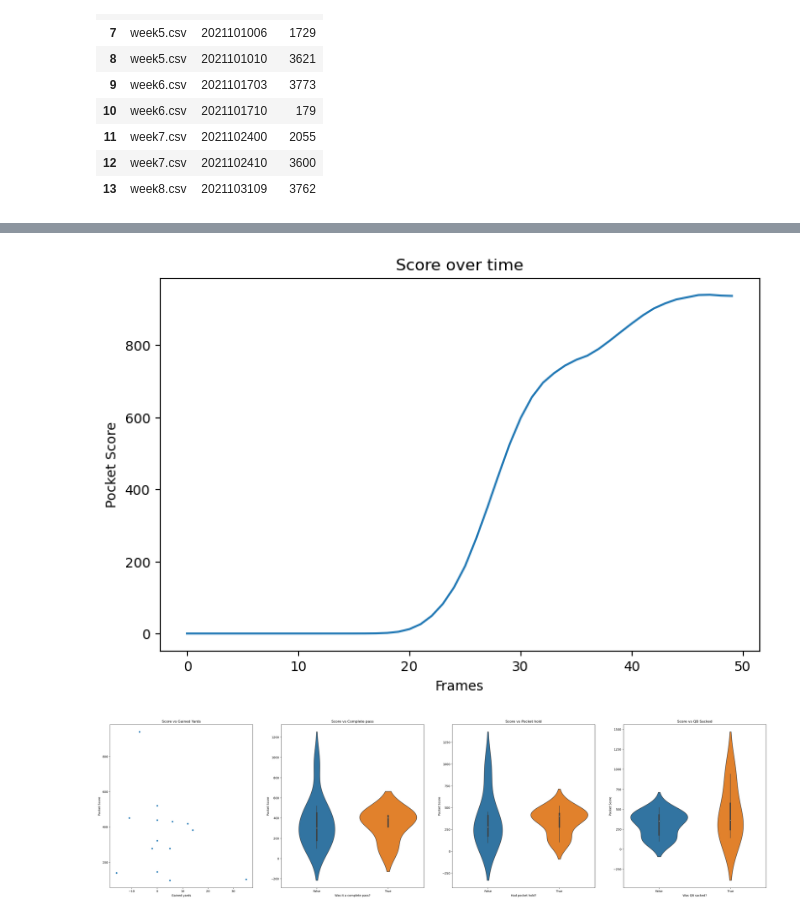
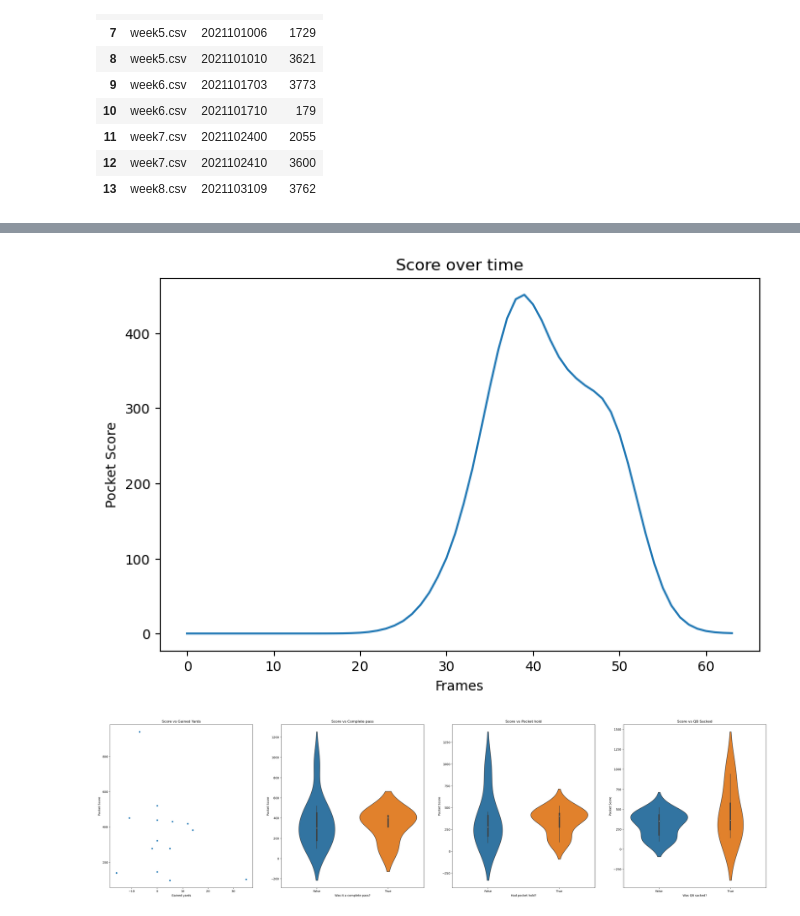
Before and after one commit to mcachosoblechero/MagicNFL, a Jupyter notebook: exploration/experimentation_pipeline.ipynb, the cells around one changed output, grey strips where cells are left out. Saved outputs shown, nothing was run; the diff lists cells and outputs as text; code cells hidden in the pictures.

```diff
--- a/exploration/experimentation_pipeline.ipynb
+++ b/exploration/experimentation_pipeline.ipynb
@@ -58,7 +58,13 @@ config = {
     # Player Influence parameters
     'gaus_mu': 0.0,
     'gaus_sigma': 1.0,
-    'player_infl_funct': gaussian_player_influence_score
+    'player_infl_funct': gaussian_player_influence_score,
+
+    # OOP Penalty
+    'qb_oop_infl_funct':
+    'qb_oop_penalty': 50.0,
+    'gaus_oop_mu': 0.0,
+    'gaus_oop_sigma': 1.0,
 }
 # %% [markdown]
 # 1. Run Full Pipeline
@@ -107,21 +113,21 @@ plays
 | 12 | week7.csv | 2021102410 | 3600 |
 | 13 | week8.csv | 2021103109 | 3762 |
 # %%
-week_data = pd.read_csv(os.path.join(input_path, 'week3.csv'))
+week_data = pd.read_csv(os.path.join(input_path, 'week6.csv'))
 
 # Define Game & Play ID
-gameId = "2021092610"
-playId = "1191"
+gameId = "2021101703"
+playId = "3773"
 # gameId = "2021091201"
 # playId = "691"
 
 # Visualize play
 visualize_play(week_data, gameId, playId, config)
 # %% [output]
 [interactive output not drawn]
 [interactive output not drawn]
 [interactive output not drawn]
-[figure, old version]
+[figure, new version]
 # %%
 run_short_pipeline(input_path, preprocessing_path, plays.values, config, runId = "short_run_1")
 # %% [output]
```
Also changed, not shown: parts of 1 cell of this notebook.
